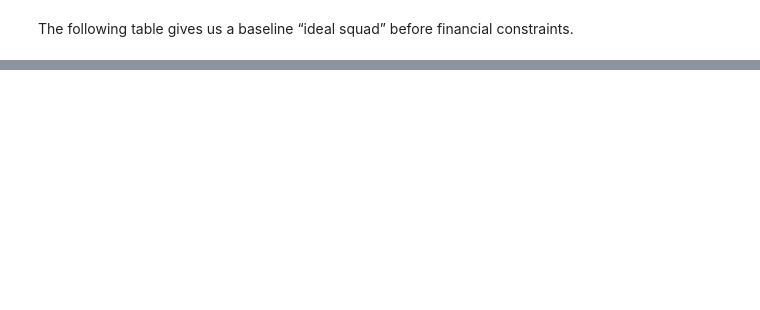
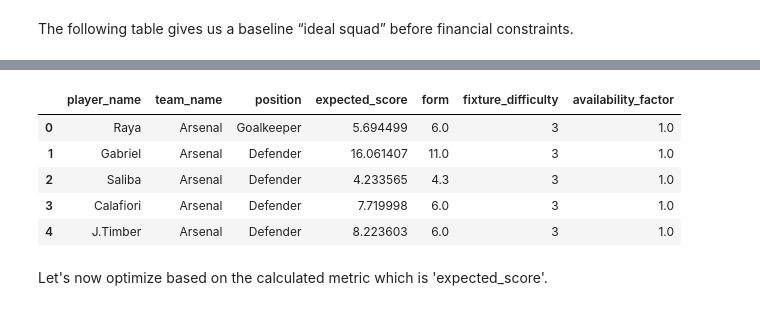
Before and after one commit to SamAbr/FPL-Squad-Selection, a Jupyter notebook: FPL.ipynb, the cells around one changed output, grey strips where cells are left out. Saved outputs shown, nothing was run; the diff lists cells and outputs as text; code cells hidden in the pictures; blank space fills up the shorter version.

```diff
--- a/FPL.ipynb
+++ b/FPL.ipynb
@@ -623,0 +736,66 @@ Objective (sum of points_per_90): 103.119
+# %%
+# Copy working dataset
+adjusted_df = fpl_filtered.copy()
+
+# --- A) Merge to attach numeric team IDs and ensure consistency ---
+df = df.merge(
+    teams_df[['id', 'name']],
+    left_on='team',   # team is a NAME here
+    right_on='name',  # teams_df 'name' is also the team name
+    how='left'
+)
+
+df = df.rename(columns={'id': 'team_id', 'name': 'team_name'})
+df['team'] = df['team_id']  # replace old column with numeric ID
+df = df.drop(columns=['team_id'])  # cleanup
+
+
+# --- 1) Determine Each Team's Next Fixture Difficulty ---
+next_fixtures = fixtures_df[fixtures_df['finished'] == False][[
+    'team_h', 'team_a', 'team_h_difficulty', 'team_a_difficulty', 'event'
+]]
+
+next_fixtures = next_fixtures.sort_values(by='event')
+
+team_next_fixture = pd.DataFrame({
+    'team':     list(next_fixtures['team_h']) + list(next_fixtures['team_a']),
+    'fixture_difficulty': list(next_fixtures['team_h_difficulty']) + list(next_fixtures['team_a_difficulty'])
+})
+
+team_next_fixture = team_next_fixture.groupby('team').first().reset_index()
+
+df = df.merge(team_next_fixture, on='team', how='left')
+df['fixture_difficulty'] = df['fixture_difficulty'].fillna(3)  # neutral if unknown
+
+
+# --- 2) Fixture Difficulty Factor (lower difficulty → higher value) ---
+df['fixture_factor'] = (6 - df['fixture_difficulty']) / 5
+
+
+# --- 3) Form Factor (normalize around mean) ---
+df['form_factor'] = df['form'] / df['form'].mean()
+
+
+# --- 4) Availability Factor ---
+availability_map = {'a':1.0,'d':0.6,'i':0.0,'s':0.0,'u':0.3}
+df['availability_factor'] = df['status'].map(availability_map).fillna(1.0)
+
+
+# --- 5) Expected Score Metric (final performance estimation) ---
+df['expected_score'] = (
+    df['points_per_90'] *
+    df['fixture_factor'] *
+    df['form_factor'] *
+    df['availability_factor']
+)
+
+df[['player_name', 'team_name', 'position', 'expected_score', 'form', 'fixture_difficulty', 'availability_factor']].head()
+# %% [output]
+|  | player_name | team_name | position | expected_score | form | fixture_difficulty | availability_factor |
+| 0 | Raya | Arsenal | Goalkeeper | 5.694499 | 6.0 | 3 | 1.0 |
+| 1 | Gabriel | Arsenal | Defender | 16.061407 | 11.0 | 3 | 1.0 |
+| 2 | Saliba | Arsenal | Defender | 4.233565 | 4.3 | 3 | 1.0 |
+| 3 | Calafiori | Arsenal | Defender | 7.719998 | 6.0 | 3 | 1.0 |
+| 4 | J.Timber | Arsenal | Defender | 8.223603 | 6.0 | 3 | 1.0 |
+# %% [markdown]
+Let's now optimize based on the calculated metric which is 'expected_score'.
```
Also changed, not shown: parts of 34 cells of this notebook.
